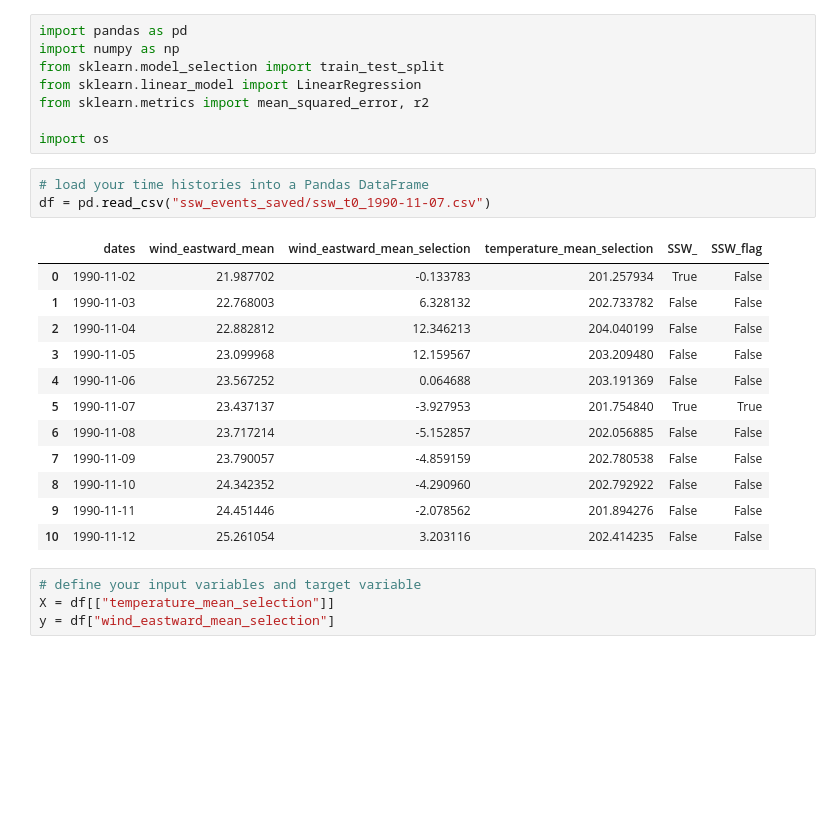
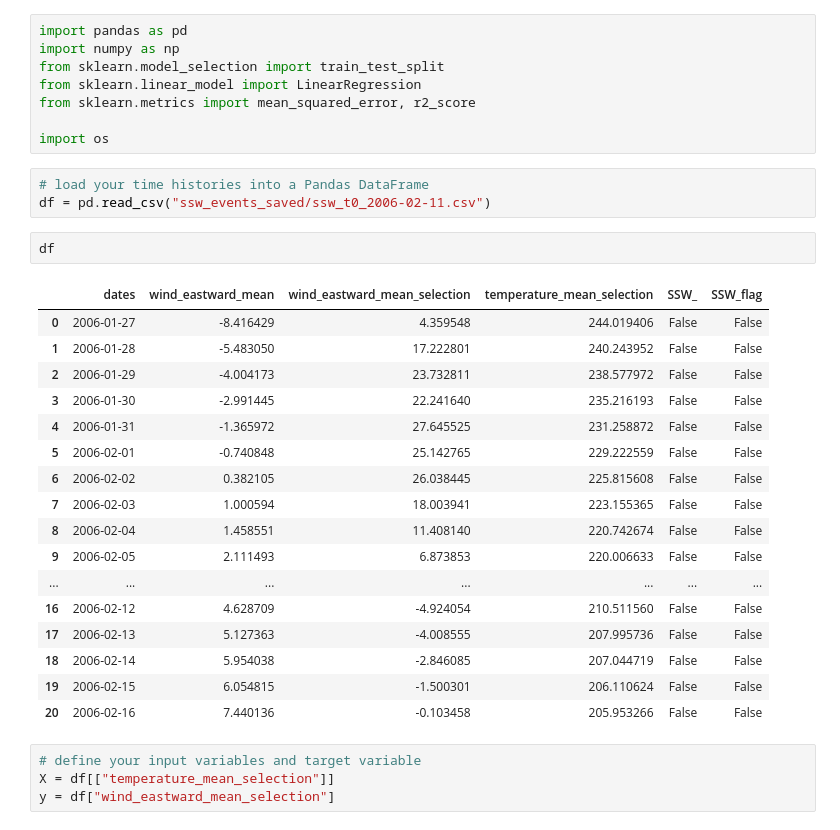
Before and after one commit to jonyjesus18/final-year-proj, a Jupyter notebook: data_analysis_ssw_saved.ipynb, the cells around one changed output. Drawn from its saved outputs; the diff is of its cells as text; blank space fills up the shorter version.

```diff
--- a/data_analysis_ssw_saved.ipynb
+++ b/data_analysis_ssw_saved.ipynb
@@ -3,25 +3,32 @@ import pandas as pd
 import numpy as np
 from sklearn.model_selection import train_test_split
 from sklearn.linear_model import LinearRegression
-from sklearn.metrics import mean_squared_error, r2
+from sklearn.metrics import mean_squared_error, r2_score
 
 import os
 # %%
 # load your time histories into a Pandas DataFrame
-df = pd.read_csv("ssw_events_saved/ssw_t0_1990-11-07.csv")
+df = pd.read_csv("ssw_events_saved/ssw_t0_2006-02-11.csv")
-# %% [output]
-|  | dates | wind_eastward_mean | wind_eastward_mean_selection | temperature_mean_selection | SSW_ | SSW_flag |
-| 0 | 1990-11-02 | 21.987702 | -0.133783 | 201.257934 | True | False |
-| 1 | 1990-11-03 | 22.768003 | 6.328132 | 202.733782 | False | False |
-| 2 | 1990-11-04 | 22.882812 | 12.346213 | 204.040199 | False | False |
-| 3 | 1990-11-05 | 23.099968 | 12.159567 | 203.209480 | False | False |
-| 4 | 1990-11-06 | 23.567252 | 0.064688 | 203.191369 | False | False |
-| 5 | 1990-11-07 | 23.437137 | -3.927953 | 201.754840 | True | True |
-| 6 | 1990-11-08 | 23.717214 | -5.152857 | 202.056885 | False | False |
-| 7 | 1990-11-09 | 23.790057 | -4.859159 | 202.780538 | False | False |
-| 8 | 1990-11-10 | 24.342352 | -4.290960 | 202.792922 | False | False |
-| 9 | 1990-11-11 | 24.451446 | -2.078562 | 201.894276 | False | False |
-| 10 | 1990-11-12 | 25.261054 | 3.203116 | 202.414235 | False | False |
+# %%
+df
+# %% [output]
+|  | dates | wind_eastward_mean | wind_eastward_mean_selection | temperature_mean_selection | SSW_ | SSW_flag |
+| 0 | 2006-01-27 | -8.416429 | 4.359548 | 244.019406 | False | False |
+| 1 | 2006-01-28 | -5.483050 | 17.222801 | 240.243952 | False | False |
+| 2 | 2006-01-29 | -4.004173 | 23.732811 | 238.577972 | False | False |
+| 3 | 2006-01-30 | -2.991445 | 22.241640 | 235.216193 | False | False |
+| 4 | 2006-01-31 | -1.365972 | 27.645525 | 231.258872 | False | False |
+| 5 | 2006-02-01 | -0.740848 | 25.142765 | 229.222559 | False | False |
+| 6 | 2006-02-02 | 0.382105 | 26.038445 | 225.815608 | False | False |
+| 7 | 2006-02-03 | 1.000594 | 18.003941 | 223.155365 | False | False |
+| 8 | 2006-02-04 | 1.458551 | 11.408140 | 220.742674 | False | False |
+| 9 | 2006-02-05 | 2.111493 | 6.873853 | 220.006633 | False | False |
+| ... | ... | ... | ... | ... | ... | ... |
+| 16 | 2006-02-12 | 4.628709 | -4.924054 | 210.511560 | False | False |
+| 17 | 2006-02-13 | 5.127363 | -4.008555 | 207.995736 | False | False |
+| 18 | 2006-02-14 | 5.954038 | -2.846085 | 207.044719 | False | False |
+| 19 | 2006-02-15 | 6.054815 | -1.500301 | 206.110624 | False | False |
+| 20 | 2006-02-16 | 7.440136 | -0.103458 | 205.953266 | False | False |
 # %%
 # define your input variables and target variable
 X = df[["temperature_mean_selection"]]
```
Also changed, not shown: parts of 10 cells of this notebook, 4 other files.
